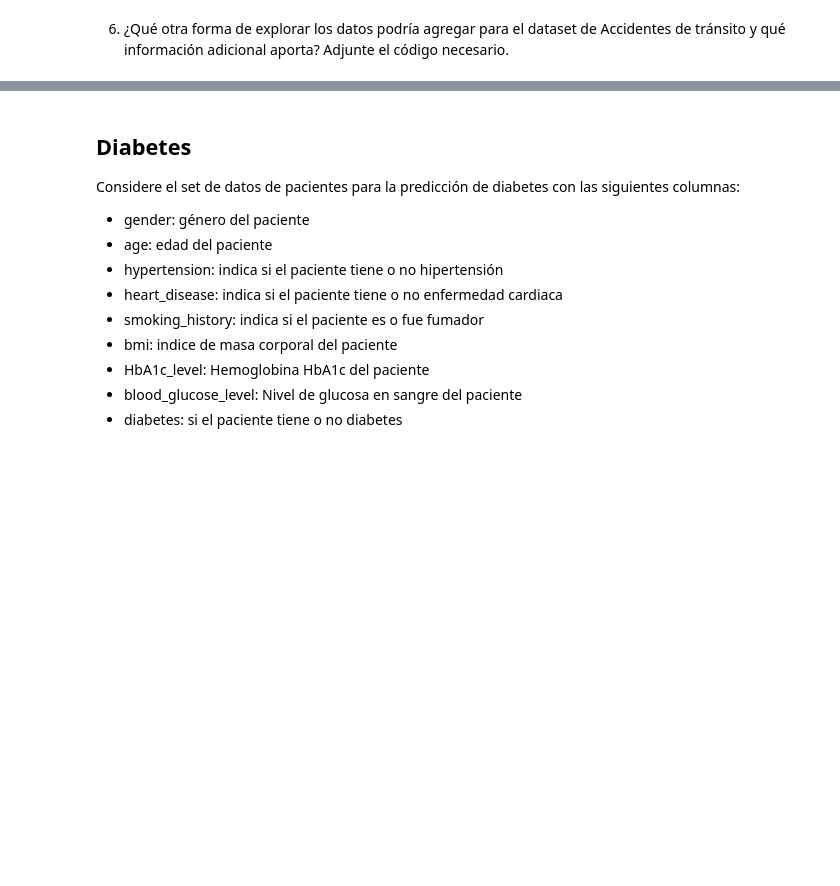
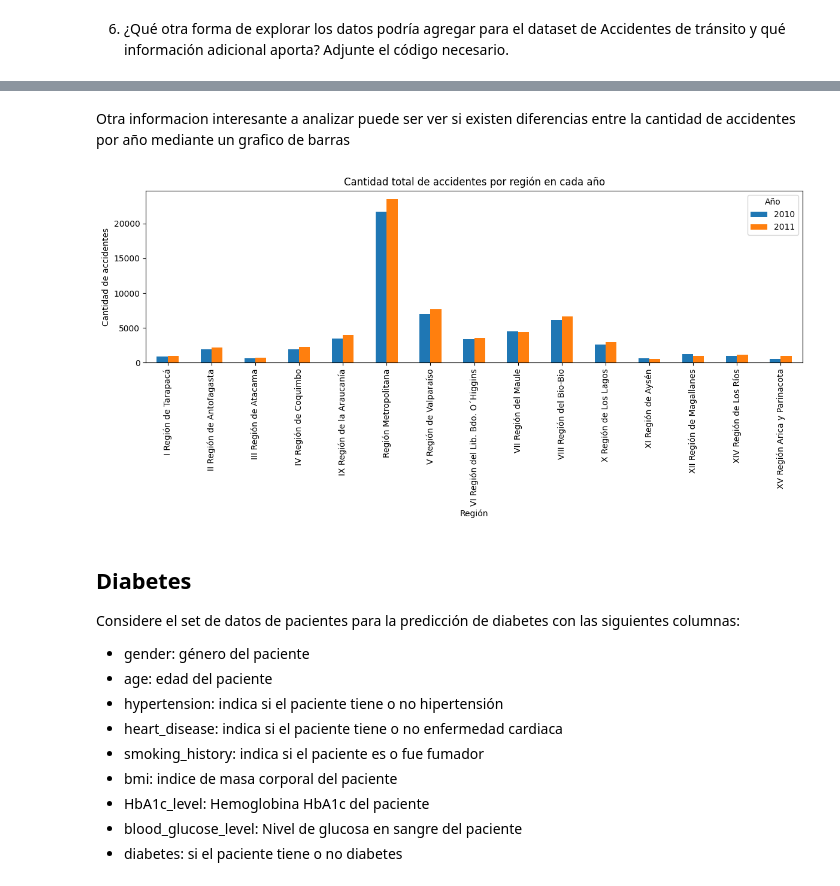
Before and after one commit to SebaSalasLvd/laboratorios-mineria, a Jupyter notebook: lab2/Laboratorio2.ipynb, the cells around one changed output, grey strips where cells are left out. Cells and saved outputs as stored; diff of their text form; code cells hidden in the pictures; blank space fills up the shorter version.

```diff
--- a/lab2/Laboratorio2.ipynb
+++ b/lab2/Laboratorio2.ipynb
@@ -96,3 +109,22 @@ df_filtered_2010.boxplot(column='Cantidad', by='TipoAccidente')
+# %% [markdown]
+Otra informacion interesante a analizar puede ser ver si existen diferencias entre la cantidad de accidentes por año mediante un grafico de barras
+# %%
+tipos_regional = tipos[tipos["Muestra"] == "Regional"]
+
+grouped = tipos_regional.groupby(['Descripcion', 'Anio'])['Cantidad'].sum().reset_index()
+
+pivot = grouped.pivot(index='Descripcion', columns='Anio', values='Cantidad').fillna(0)
+
+pivot.plot(kind='bar', figsize=(12,6))
+plt.title('Cantidad total de accidentes por región en cada año')
+plt.xlabel('Región')
+plt.ylabel('Cantidad de accidentes')
+plt.xticks(rotation=90)
+plt.legend(title='Año')
+plt.tight_layout()
+plt.show()
+# %% [output]
+[figure, added]
 # %% [markdown]
 ## Diabetes
 Considere el set de datos de pacientes para la predicción de diabetes con las siguientes columnas:
```
Also changed, not shown: parts of 5 cells of this notebook.
